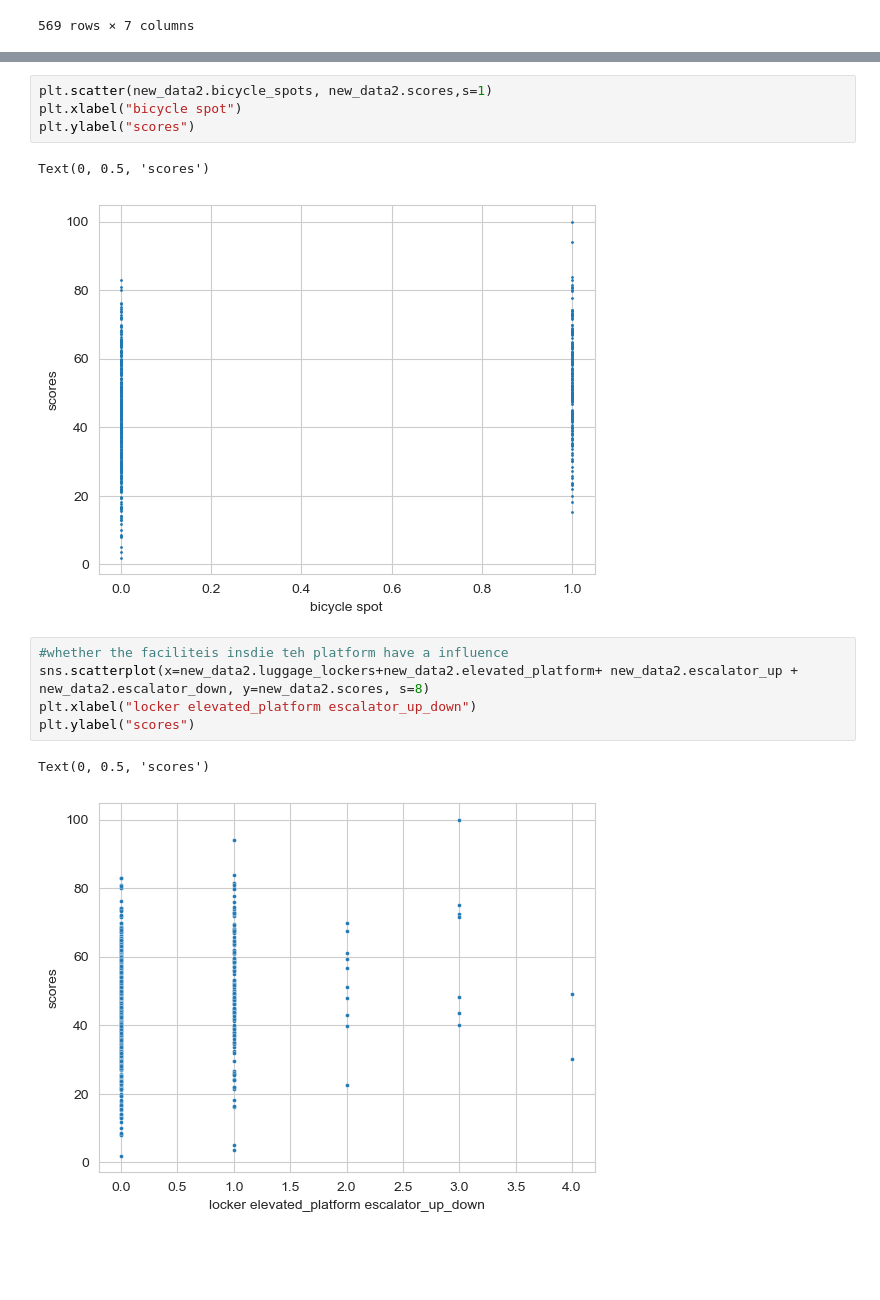
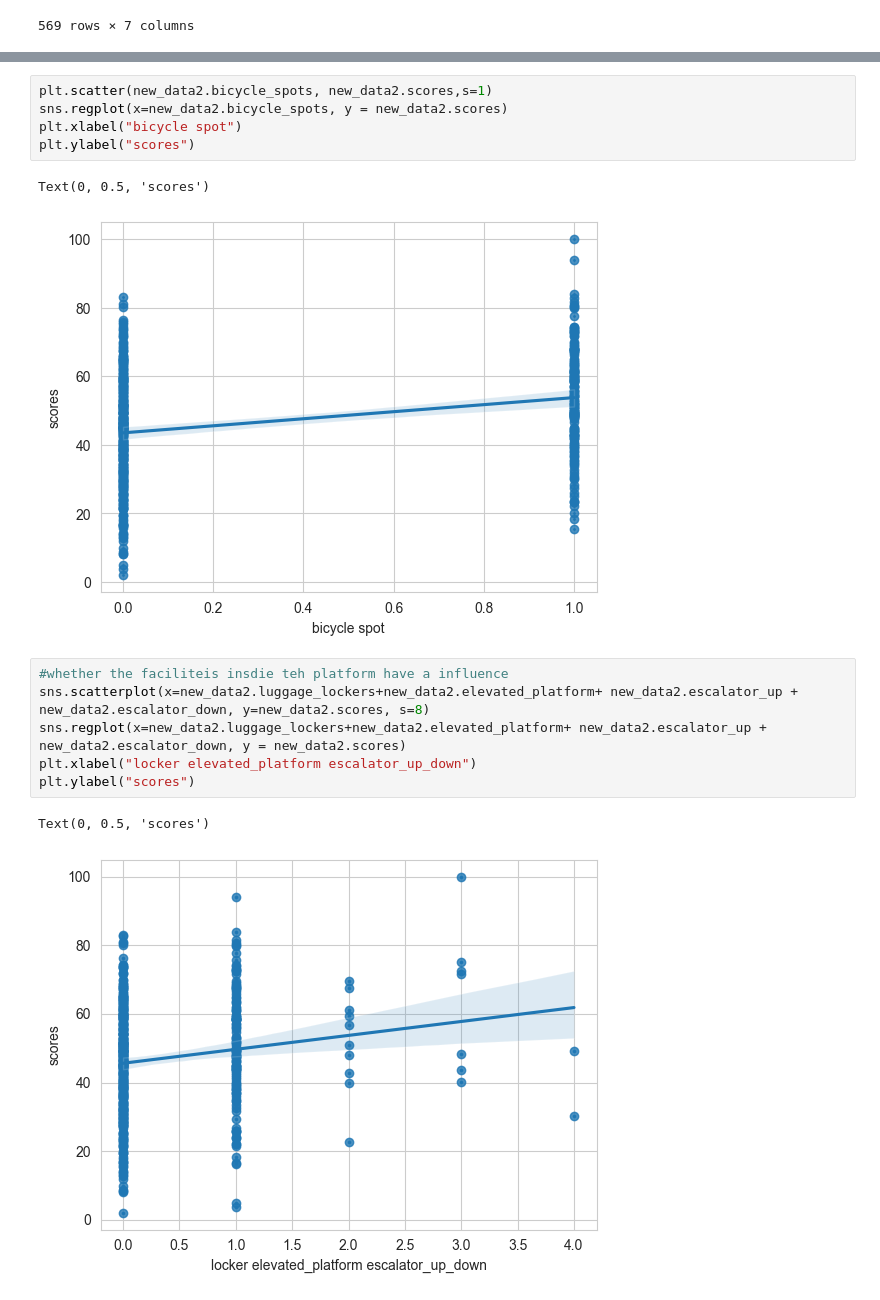
Before and after one commit to Seoyangsam/ACRM, a Jupyter notebook: src/Q19.ipynb, the cells around one changed output, grey strips where cells are left out. Saved outputs shown, nothing was run; the diff lists cells and outputs as text; blank space fills up the shorter version.

```diff
--- a/src/Q19.ipynb
+++ b/src/Q19.ipynb
@@ -176,19 +180,21 @@ plt.scatter(new_data2.taxi, new_data2.scores,s=1)
 [figure]
 # %%
 plt.scatter(new_data2.bicycle_spots, new_data2.scores,s=1)
+sns.regplot(x=new_data2.bicycle_spots, y = new_data2.scores)
 plt.xlabel("bicycle spot")
 plt.ylabel("scores")
 # %% [output]
 Text(0, 0.5, 'scores')
-[figure, old version]
+[figure, new version]
 # %%
 #whether the faciliteis insdie teh platform have a influence
 sns.scatterplot(x=new_data2.luggage_lockers+new_data2.elevated_platform+ new_data2.escalator_up + new_data2.escalator_down, y=new_data2.scores, s=8)
+sns.regplot(x=new_data2.luggage_lockers+new_data2.elevated_platform+ new_data2.escalator_up + new_data2.escalator_down, y = new_data2.scores)
 plt.xlabel("locker elevated_platform escalator_up_down")
 plt.ylabel("scores")
 # %% [output]
 Text(0, 0.5, 'scores')
-[figure, old version]
+[figure, new version]
 # %%
 #whether other method of transportations influences the satisfaction
 sns.scatterplot(x=new_data2.bus+new_data2.tram+ new_data2.free_parking + new_data2.metro, y=new_data2.scores, s=8)
```
Also changed, not shown: parts of 6 cells of this notebook.
